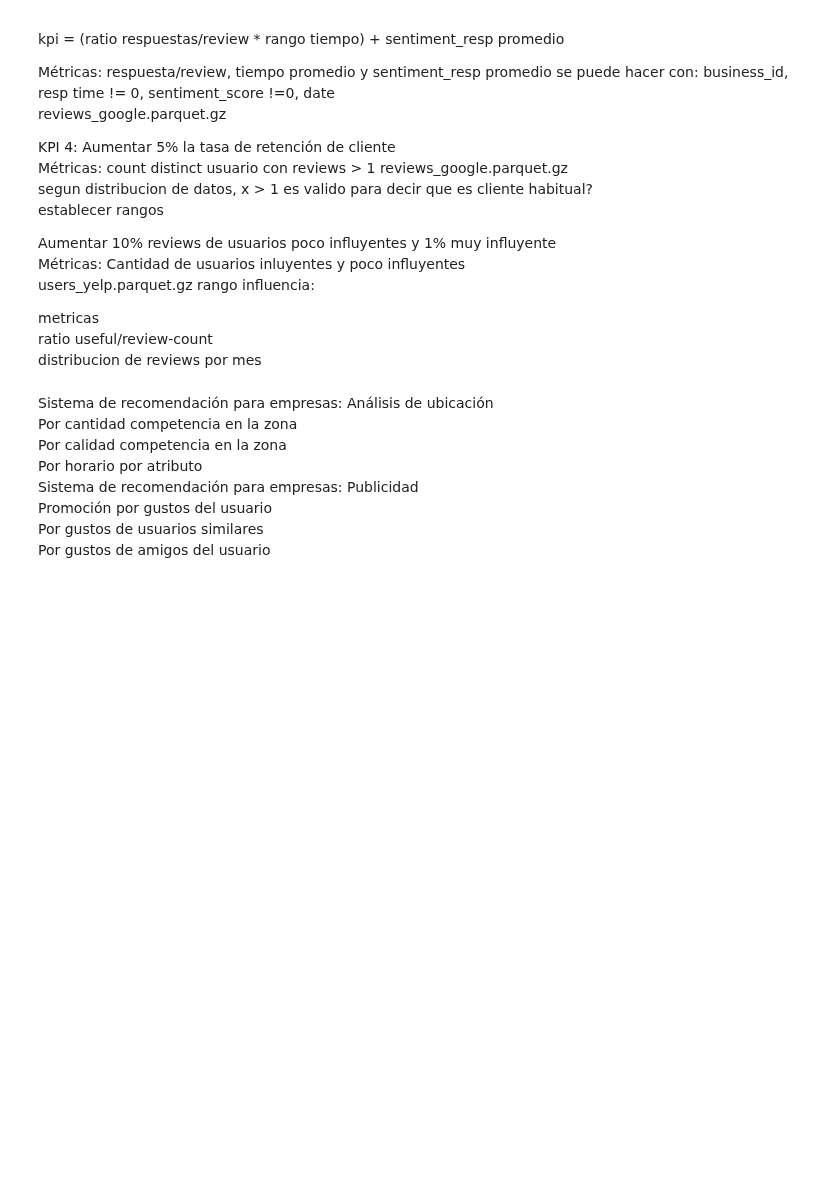
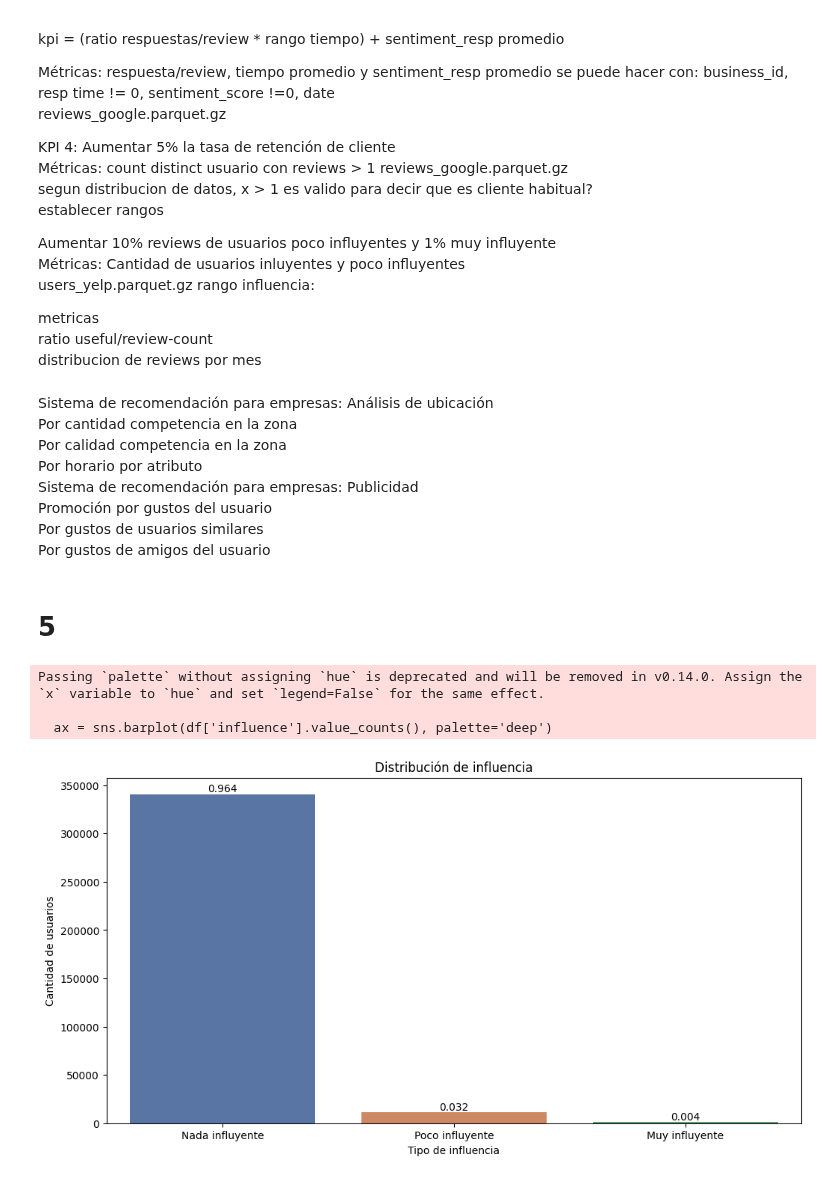
Before and after one commit to Paniceres/GP_Henry, a Jupyter notebook: etl-eda/eda_kpi.ipynb, the cells around one changed output. Saved outputs shown, nothing was run; the diff lists cells and outputs as text; code cells hidden in the pictures; blank space fills up the shorter version.

Commit message:
feat: eda influence kpi

```diff
--- a/etl-eda/eda_kpi.ipynb
+++ b/etl-eda/eda_kpi.ipynb
@@ -244,3 +244,33 @@ Sistema de recomendación para empresas: Publicidad
     Promoción por gustos del usuario
     Por gustos de usuarios similares
     Por gustos de amigos del usuario
+# %% [markdown]
+# 5
+# %%
+import pandas as pd
+import matplotlib.pyplot as plt
+import seaborn as sns
+
+df = pd.read_parquet('../datasets/processed/yelp/user_yelp.parquet.gz')
+
+
+plt.figure(figsize=(12,6))
+
+ax = sns.barplot(df['influence'].value_counts(), palette='deep')
+
+plt.title('Distribución de influencia')
+
+plt.xlabel('Tipo de influencia')
+plt.ylabel('Cantidad de usuarios')
+
+for i, valor in enumerate(df['influence'].value_counts()):
+    ax.annotate(str(round(valor/(len(df)),3)), (i, valor), ha='center', va='bottom')
+
+plt.xticks([0,1,2] ,['Nada influyente', 'Poco influyente', 'Muy influyente'])
+
+plt.show()
+# %% [output]
+Passing `palette` without assigning `hue` is deprecated and will be removed in v0.14.0. Assign the `x` variable to `hue` and set `legend=False` for the same effect.
+
+  ax = sns.barplot(df['influence'].value_counts(), palette='deep')
+[figure, added]
```
